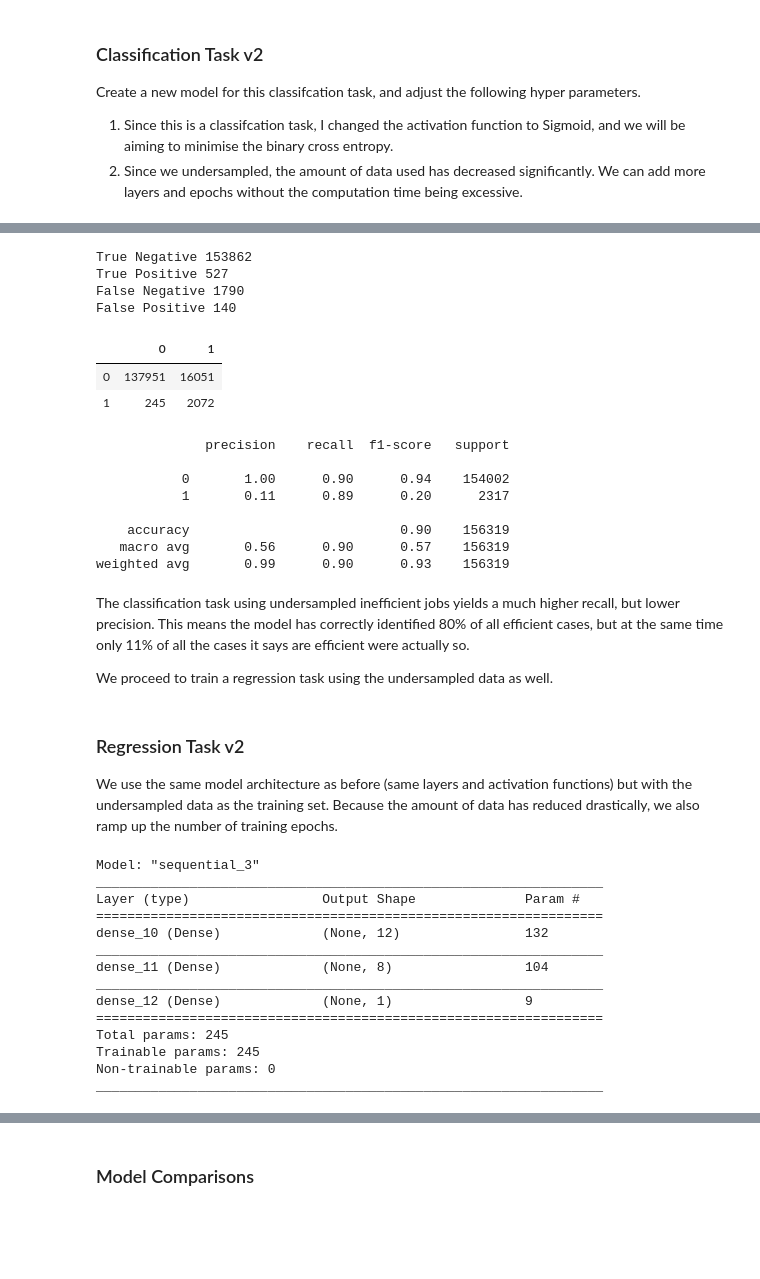
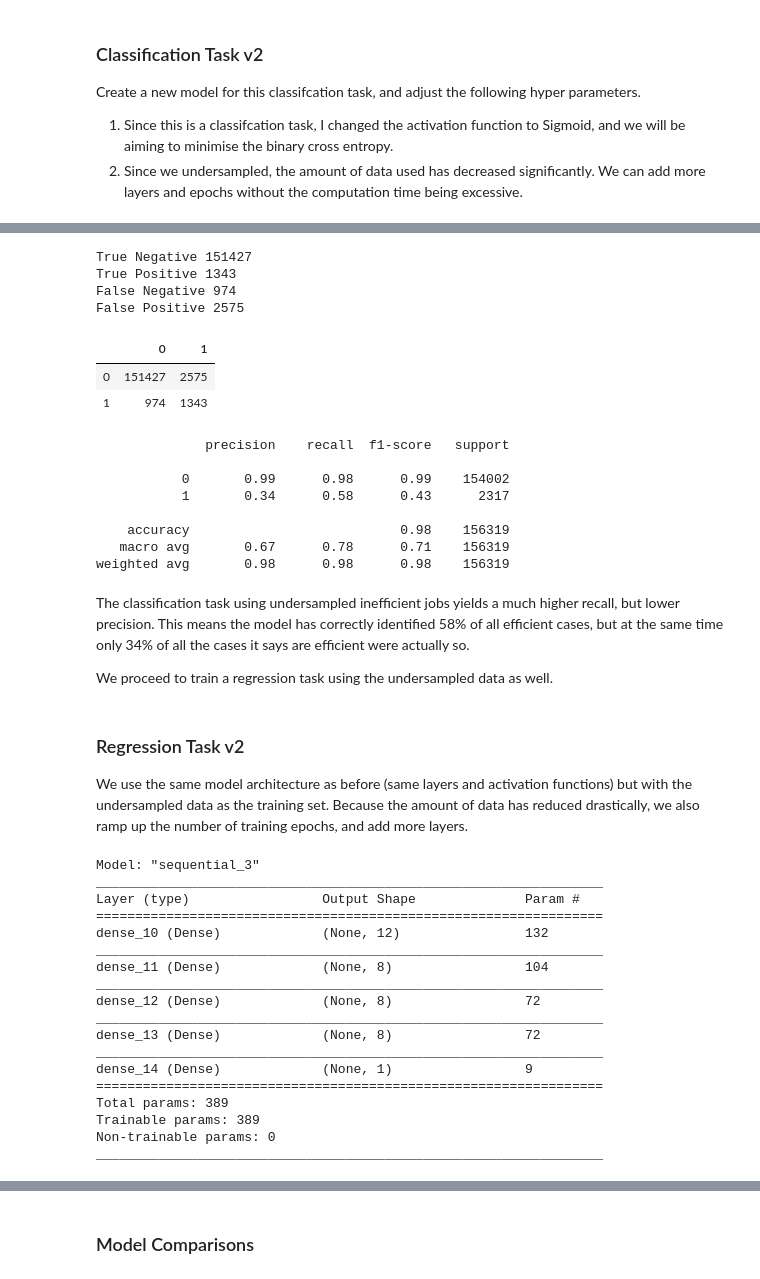
Before and after one commit to reonho/cpu_efficiency_prediction, a Jupyter notebook: PBS_Predictor.ipynb, the cells around one changed output, grey strips where cells are left out. Cells and saved outputs as stored; diff of their text form; code cells hidden in the pictures; blank space fills up the shorter version.

```diff
--- a/PBS_Predictor.ipynb
+++ b/PBS_Predictor.ipynb
@@ -143,3 +145,6 @@ Name: eff_bin, dtype: int64
+# %%
+to_drop = [col for col in data.columns if "used" in col]
+data.drop(to_drop, axis =1, inplace= True)
 # %%
 # Finding relationships - start with corr plot
 corrMatrix = data.corr()
@@ -558,42 +604,44 @@ ypredc_undersample =  modelc.predict(X_test_10)
 # %%
 ypredc_undersample = ypredc_undersample > 0.75
 # %%
-tn, fp, fn, tp = confusion_matrix(y_testc, ypredc).ravel()
+tn, fp, fn, tp = confusion_matrix(y_testc, ypredc_undersample).ravel()
 print("True Negative", tn)
 print("True Positive", tp)
 print("False Negative", fn)
 print("False Positive", fp)
 pd.DataFrame(confusion_matrix(y_testc, ypredc_undersample))
 # %% [output]
-True Negative 153862
-True Positive 527
-False Negative 1790
-False Positive 140
+True Negative 151427
+True Positive 1343
+False Negative 974
+False Positive 2575
 |  | 0 | 1 |
-| 0 | 137951 | 16051 |
-| 1 | 245 | 2072 |
+| 0 | 151427 | 2575 |
+| 1 | 974 | 1343 |
 # %%
 print(classification_report(y_testc, ypredc_undersample, labels=None, target_names=None, sample_weight=None, digits=2, output_dict=False, zero_division='warn'))
 # %% [output]
               precision    recall  f1-score   support
 
-           0       1.00      0.90      0.94    154002
-           1       0.11      0.89      0.20      2317
+           0       0.99      0.98      0.99    154002
+           1       0.34      0.58      0.43      2317
 
-    accuracy                           0.90    156319
-   macro avg       0.56      0.90      0.57    156319
-weighted avg       0.99      0.90      0.93    156319
+    accuracy                           0.98    156319
+   macro avg       0.67      0.78      0.71    156319
+weighted avg       0.98      0.98      0.98    156319
 # %% [markdown]
-The classification task using undersampled inefficient jobs yields a much higher recall, but lower precision. This means the model has correctly identified 80% of all efficient cases, but at the same time only 11% of all the cases it says are efficient were actually so.
+The classification task using undersampled inefficient jobs yields a much higher recall, but lower precision. This means the model has correctly identified 58% of all efficient cases, but at the same time only 34% of all the cases it says are efficient were actually so.
 
 We proceed to train a regression task using the undersampled data as well.
 # %% [markdown]
 ### Regression Task v2
-We use the same model architecture as before (same layers and activation functions) but with the undersampled data as the training set. Because the amount of data has reduced drastically, we also ramp up the number of training epochs.
+We use the same model architecture as before (same layers and activation functions) but with the undersampled data as the training set. Because the amount of data has reduced drastically, we also ramp up the number of training epochs, and add more layers.
 # %%
 model2 = Sequential()
 model2.add(Dense(12, input_dim=10, kernel_initializer='normal', activation='relu'))
 model2.add(Dense(8, activation='relu'))
+model2.add(Dense(8, activation='relu'))
+model2.add(Dense(8, activation='relu'))
 model2.add(Dense(1, activation='linear'))
 model2.summary()
 model2.compile(loss='mse', optimizer='adam', metrics=['mse','mae'])
@@ -606,10 +654,14 @@ dense_10 (Dense)             (None, 12)                132
 _________________________________________________________________
 dense_11 (Dense)             (None, 8)                 104
 _________________________________________________________________
-dense_12 (Dense)             (None, 1)                 9
+dense_12 (Dense)             (None, 8)                 72
+_________________________________________________________________
+dense_13 (Dense)             (None, 8)                 72
+_________________________________________________________________
+dense_14 (Dense)             (None, 1)                 9
 =================================================================
-Total params: 245
-Trainable params: 245
+Total params: 389
+Trainable params: 389
 Non-trainable params: 0
 _________________________________________________________________
 # %%
```
Also changed, not shown: parts of 28 cells of this notebook.
